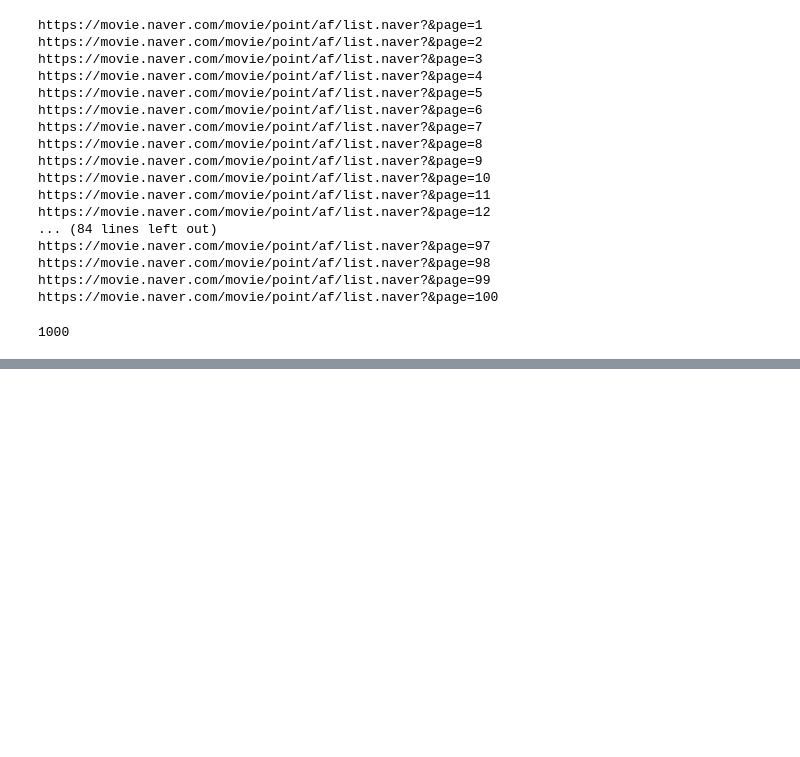
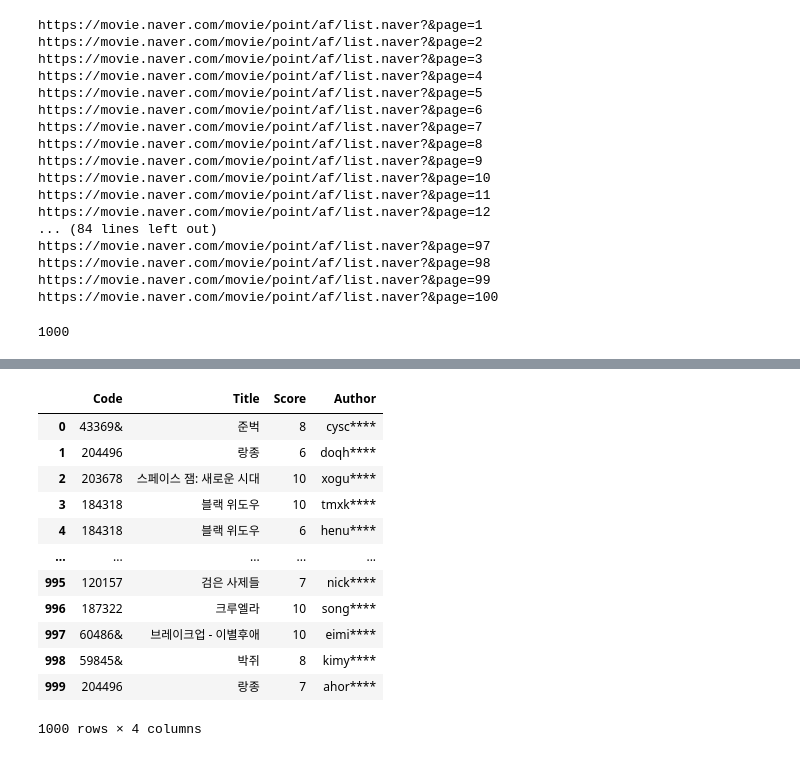
Before and after one commit to victoria2012/Multi_A_2Team, a Jupyter notebook: scraping/naver_movie_score.ipynb, the cells around one changed output, grey strips where cells are left out. Saved outputs shown, nothing was run; the diff lists cells and outputs as text; code cells hidden in the pictures; blank space fills up the shorter version.

```diff
--- a/scraping/naver_movie_score.ipynb
+++ b/scraping/naver_movie_score.ipynb
@@ -136,0 +144,17 @@ pd_data
+# %%
+pd_data['Code'] = pd_data['Code'].str[16:22]
+pd_data
+# %% [output]
+|  | Code | Title | Score | Author |
+| 0 | 43369& | 준벅 | 8 | cysc**** |
+| 1 | 204496 | 랑종 | 6 | doqh**** |
+| 2 | 203678 | 스페이스 잼: 새로운 시대 | 10 | xogu**** |
+| 3 | 184318 | 블랙 위도우 | 10 | tmxk**** |
+| 4 | 184318 | 블랙 위도우 | 6 | henu**** |
+| ... | ... | ... | ... | ... |
+| 995 | 120157 | 검은 사제들 | 7 | nick**** |
+| 996 | 187322 | 크루엘라 | 10 | song**** |
+| 997 | 60486& | 브레이크업 - 이별후애 | 10 | eimi**** |
+| 998 | 59845& | 박쥐 | 8 | kimy**** |
+| 999 | 204496 | 랑종 | 7 | ahor**** |
+1000 rows × 4 columns
```
Also changed, not shown: parts of 10 cells of this notebook.
